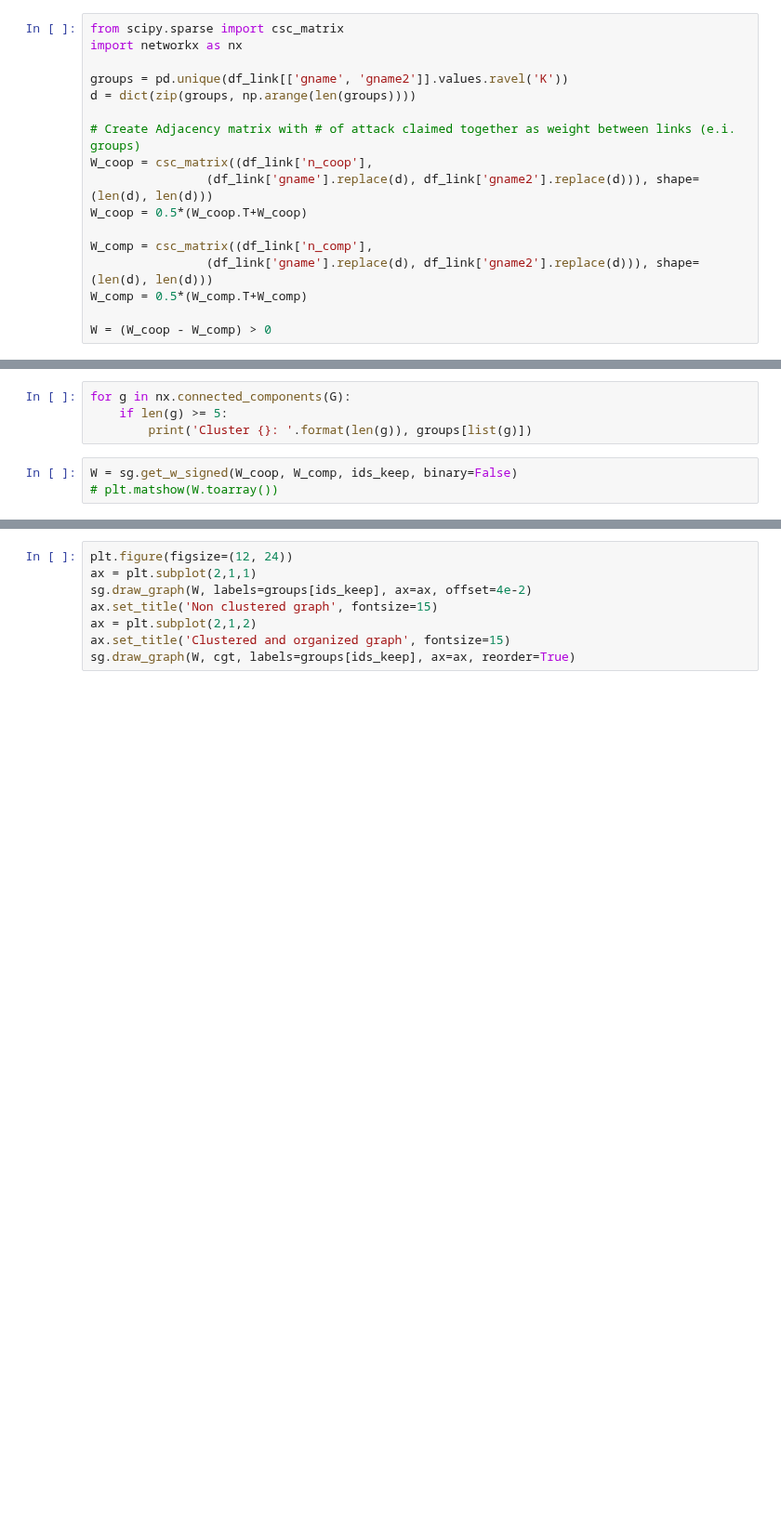
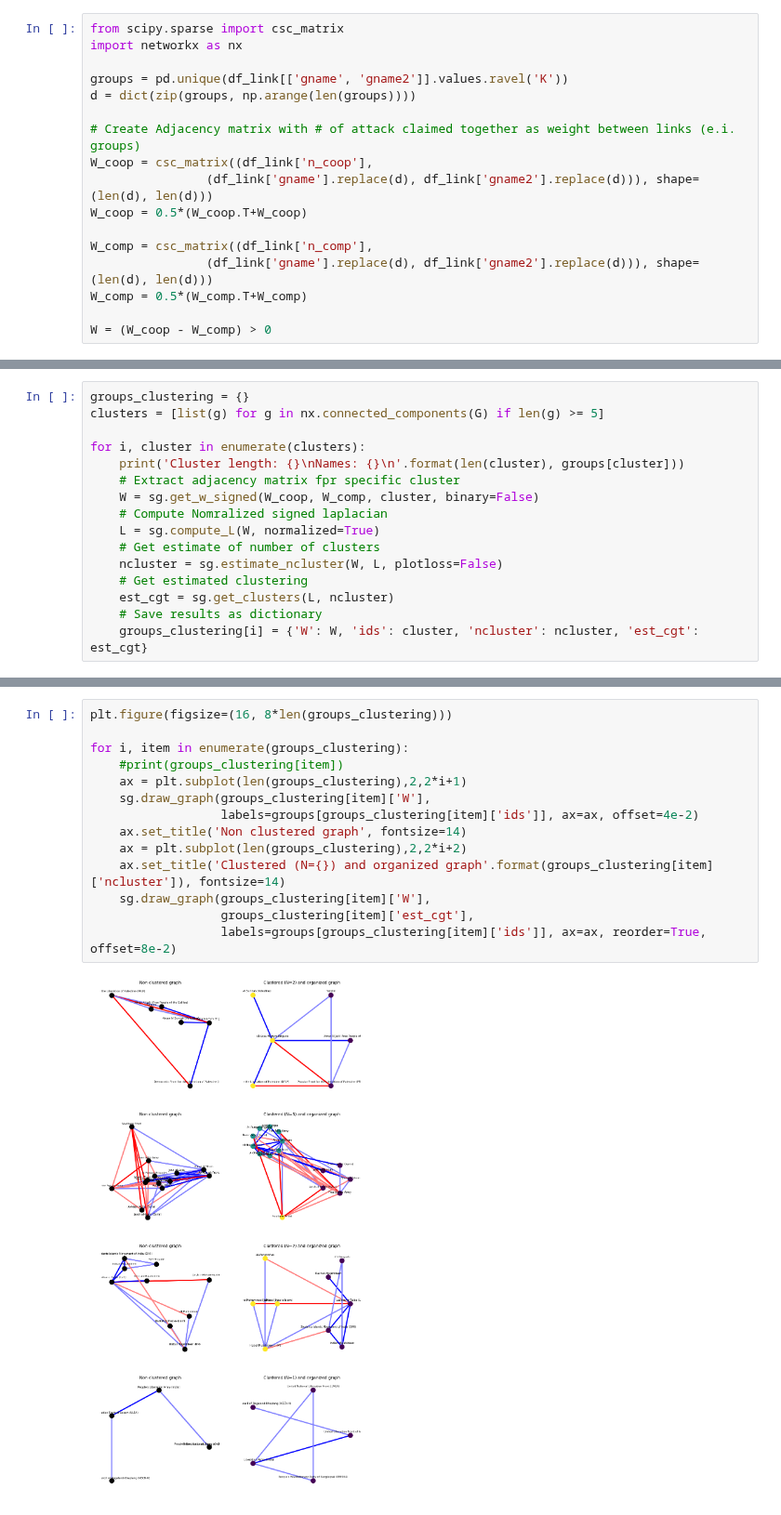
Before and after one commit to AdaTeamElec/ADA2017-Homeworks, a Jupyter notebook: project/graph_group.ipynb, the cells around one changed output, grey strips where cells are left out. Shown at 93% size. Drawn from its saved outputs; the diff is of its cells as text; blank space fills up the shorter version.

Commit message:
new notebook for final. Update with group graphs and comments with ref

```diff
--- a/project/graph_group.ipynb
+++ b/project/graph_group.ipynb
@@ -300,7 +439,0 @@ print(len(ids_keep))
-# %%
-for g in nx.connected_components(G):
-    if len(g) >= 5:
-        print('Cluster {}: '.format(len(g)), groups[list(g)])
-# %%
-W = sg.get_w_signed(W_coop, W_comp, ids_keep, binary=False)
-# plt.matshow(W.toarray())
@@ -313,0 +440,16 @@ for c in np.unique(cgt):
+# %%
+groups_clustering = {}
+clusters = [list(g) for g in nx.connected_components(G) if len(g) >= 5]
+
+for i, cluster in enumerate(clusters):
+    print('Cluster length: {}\nNames: {}\n'.format(len(cluster), groups[cluster]))
+    # Extract adjacency matrix fpr specific cluster
+    W = sg.get_w_signed(W_coop, W_comp, cluster, binary=False)
+    # Compute Nomralized signed laplacian
+    L = sg.compute_L(W, normalized=True)
+    # Get estimate of number of clusters
+    ncluster = sg.estimate_ncluster(W, L, plotloss=False)
+    # Get estimated clustering
+    est_cgt = sg.get_clusters(L, ncluster)
+    # Save results as dictionary
+    groups_clustering[i] = {'W': W, 'ids': cluster, 'ncluster': ncluster, 'est_cgt': est_cgt}
@@ -314,8 +474,16 @@ for c in np.unique(cgt):
 # %%
-plt.figure(figsize=(12, 24))
-ax = plt.subplot(2,1,1)
-sg.draw_graph(W, labels=groups[ids_keep], ax=ax, offset=4e-2)
-ax.set_title('Non clustered graph', fontsize=15)
-ax = plt.subplot(2,1,2)
-ax.set_title('Clustered and organized graph', fontsize=15)
-sg.draw_graph(W, cgt, labels=groups[ids_keep], ax=ax, reorder=True)
+plt.figure(figsize=(16, 8*len(groups_clustering)))
+
+for i, item in enumerate(groups_clustering):
+    #print(groups_clustering[item])
+    ax = plt.subplot(len(groups_clustering),2,2*i+1)
+    sg.draw_graph(groups_clustering[item]['W'],
+                  labels=groups[groups_clustering[item]['ids']], ax=ax, offset=4e-2)
+    ax.set_title('Non clustered graph', fontsize=14)
+    ax = plt.subplot(len(groups_clustering),2,2*i+2)
+    ax.set_title('Clustered (N={}) and organized graph'.format(groups_clustering[item]['ncluster']), fontsize=14)
+    sg.draw_graph(groups_clustering[item]['W'],
+                  groups_clustering[item]['est_cgt'],
+                  labels=groups[groups_clustering[item]['ids']], ax=ax, reorder=True, offset=8e-2)
+# %% [output]
+[figure, added]
```
Also changed, not shown: parts of 27 cells of this notebook, 2 other files.
